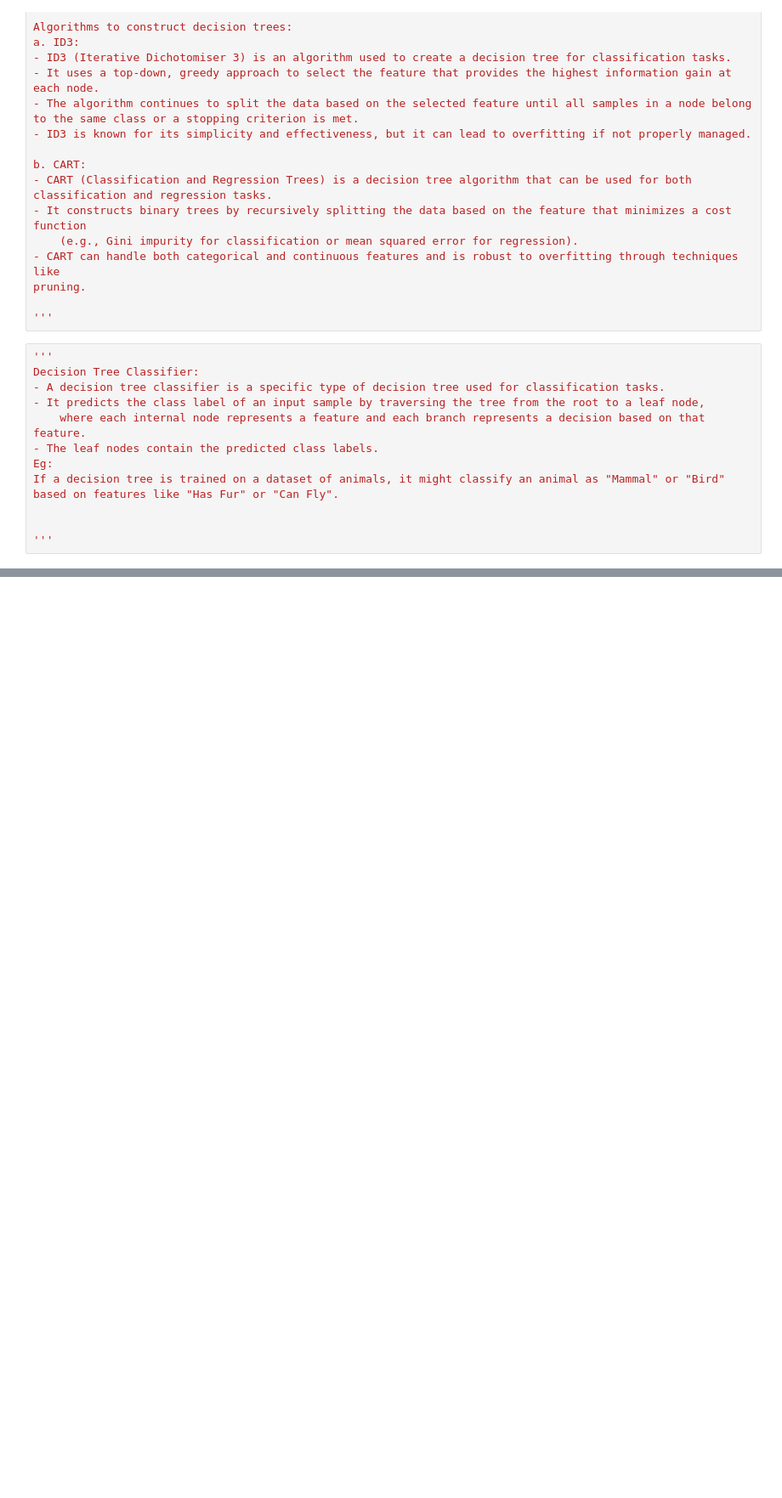
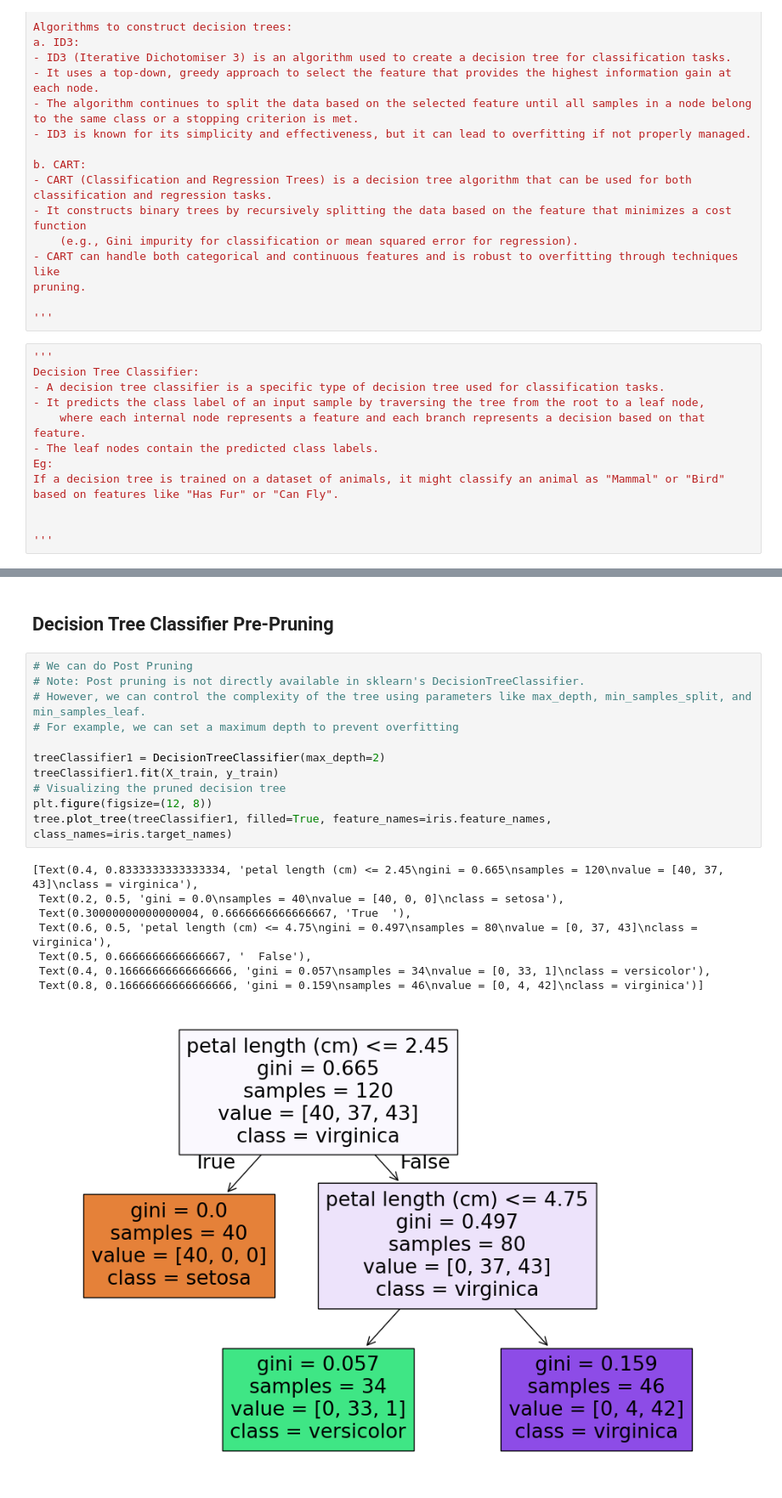
Before and after one commit to abhik12295/Data-Science-Learning, a Jupyter notebook: Core ML Topics/5. ML Algos/Supervised ML/7. Decision Tree.ipynb, the cells around one changed output, grey strips where cells are left out. Shown: that part at 85% size. Drawn from its saved outputs; the diff is of its cells as text; blank space fills up the shorter version.

```diff
--- a/Core ML Topics/5. ML Algos/Supervised ML/7. Decision Tree.ipynb
+++ b/Core ML Topics/5. ML Algos/Supervised ML/7. Decision Tree.ipynb
@@ -83,0 +210,22 @@ c. How to split:
+# %% [markdown]
+## Decision Tree Classifier Pre-Pruning
+# %%
+# We can do Post Pruning
+# Note: Post pruning is not directly available in sklearn's DecisionTreeClassifier.
+# However, we can control the complexity of the tree using parameters like max_depth, min_samples_split, and min_samples_leaf.
+# For example, we can set a maximum depth to prevent overfitting
+
+treeClassifier1 = DecisionTreeClassifier(max_depth=2)
+treeClassifier1.fit(X_train, y_train)
+# Visualizing the pruned decision tree
+plt.figure(figsize=(12, 8))
+tree.plot_tree(treeClassifier1, filled=True, feature_names=iris.feature_names, class_names=iris.target_names)
+# %% [output]
+[Text(0.4, 0.8333333333333334, 'petal length (cm) <= 2.45\ngini = 0.665\nsamples = 120\nvalue = [40, 37, 43]\nclass = virginica'),
+ Text(0.2, 0.5, 'gini = 0.0\nsamples = 40\nvalue = [40, 0, 0]\nclass = setosa'),
+ Text(0.30000000000000004, 0.6666666666666667, 'True  '),
+ Text(0.6, 0.5, 'petal length (cm) <= 4.75\ngini = 0.497\nsamples = 80\nvalue = [0, 37, 43]\nclass = virginica'),
+ Text(0.5, 0.6666666666666667, '  False'),
+ Text(0.4, 0.16666666666666666, 'gini = 0.057\nsamples = 34\nvalue = [0, 33, 1]\nclass = versicolor'),
+ Text(0.8, 0.16666666666666666, 'gini = 0.159\nsamples = 46\nvalue = [0, 4, 42]\nclass = virginica')]
+[figure, added]
```
Also changed, not shown: parts of 30 cells of this notebook.
